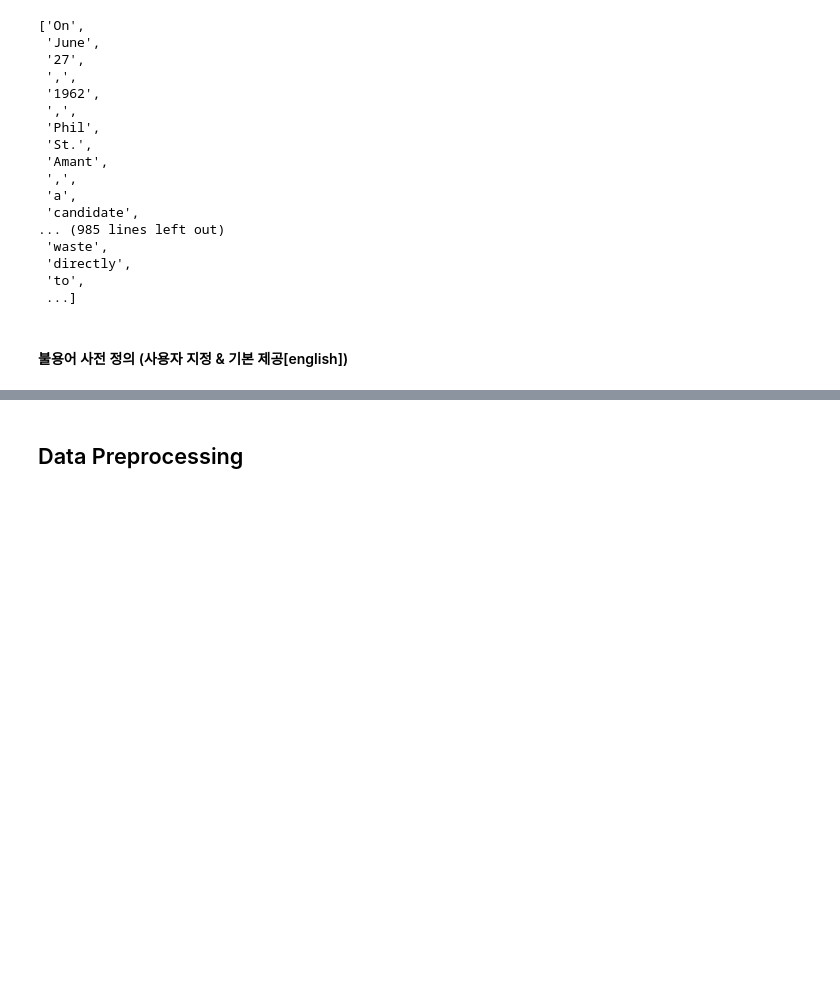
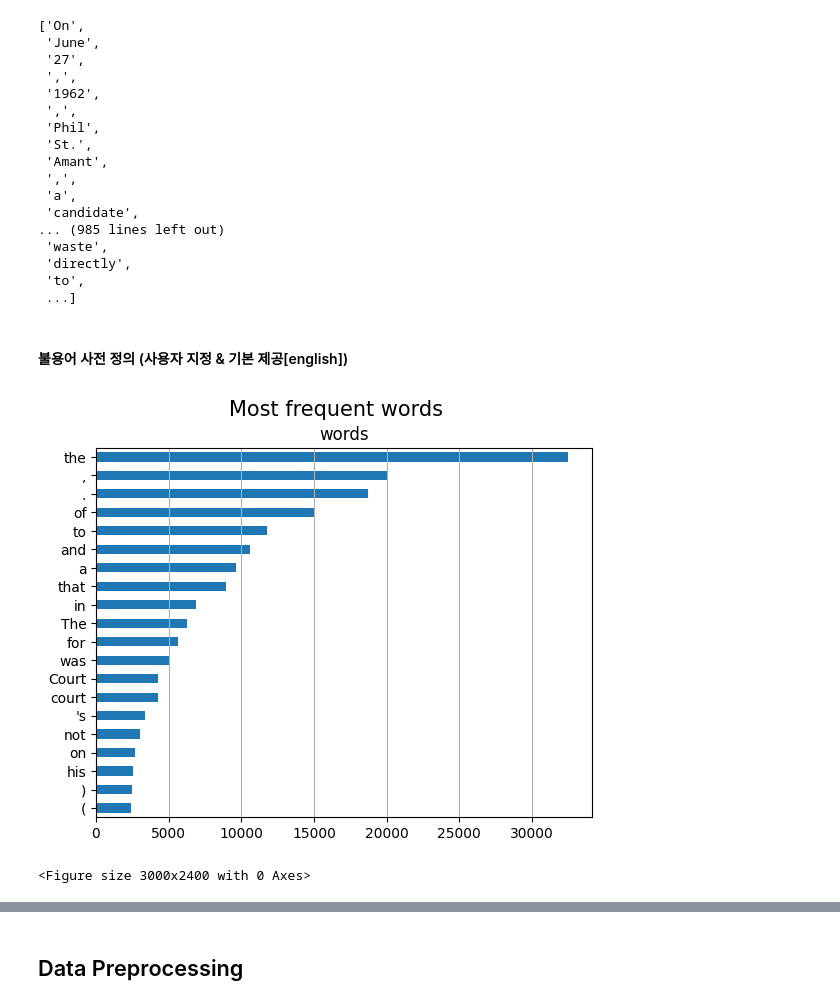
Before and after one commit to dlsco123/mtvsDacon, a Jupyter notebook: [mtvs]lej.ipynb, the cells around one changed output, grey strips where cells are left out. Cells and saved outputs as stored; diff of their text form; code cells hidden in the pictures; blank space fills up the shorter version.

Commit message:
words frequency graph

```diff
--- a/[mtvs]lej.ipynb
+++ b/[mtvs]lej.ipynb
@@ -91,0 +84,5 @@ train_nlp
+# %%
+train_nlp = train['facts']
+train_nlp = pd.DataFrame(train_nlp, columns=['facts'])
+train_nlp['facts'] = train_nlp['facts'].str.replace(r'<[^<>]*>', '', regex=True)
+train_nlp
@@ -132,3 +145,21 @@ lst_tokens
  ...]
 # %% [markdown]
 #### 불용어 사전 정의 (사용자 지정 & 기본 제공[english])
+# %%
+fig, ax = plt.subplots(nrows=1, ncols=1)
+fig.suptitle("Most frequent words", fontsize=15)
+figure(figsize=(30, 24))
+
+dic_words_freq = nltk.FreqDist(lst_tokens)
+freq_graph = pd.DataFrame(dic_words_freq.most_common(), columns=["Word","Freq"])
+freq_graph
+freq_graph.set_index("Word").iloc[:20,:].sort_values(by="Freq").plot(
+                  kind="barh", title="words", ax=ax,
+                  legend=False).grid(axis='x')
+
+ax.set(ylabel=None)
+#plt.xscale('log')
+plt.show()
+# %% [output]
+[figure, added]
+<Figure size 3000x2400 with 0 Axes>
```
Also changed, not shown: parts of 17 cells of this notebook.
